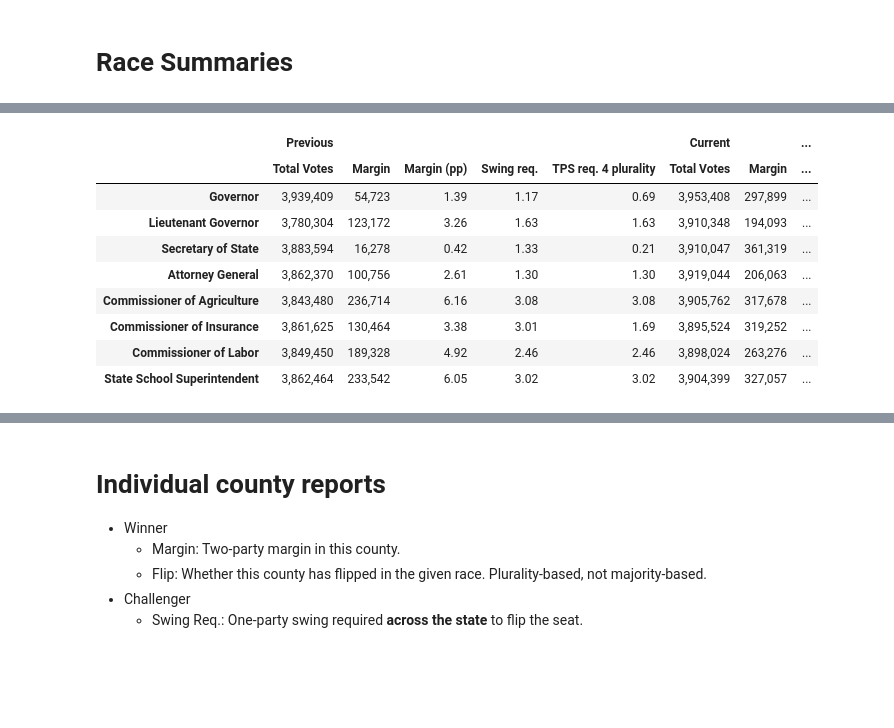
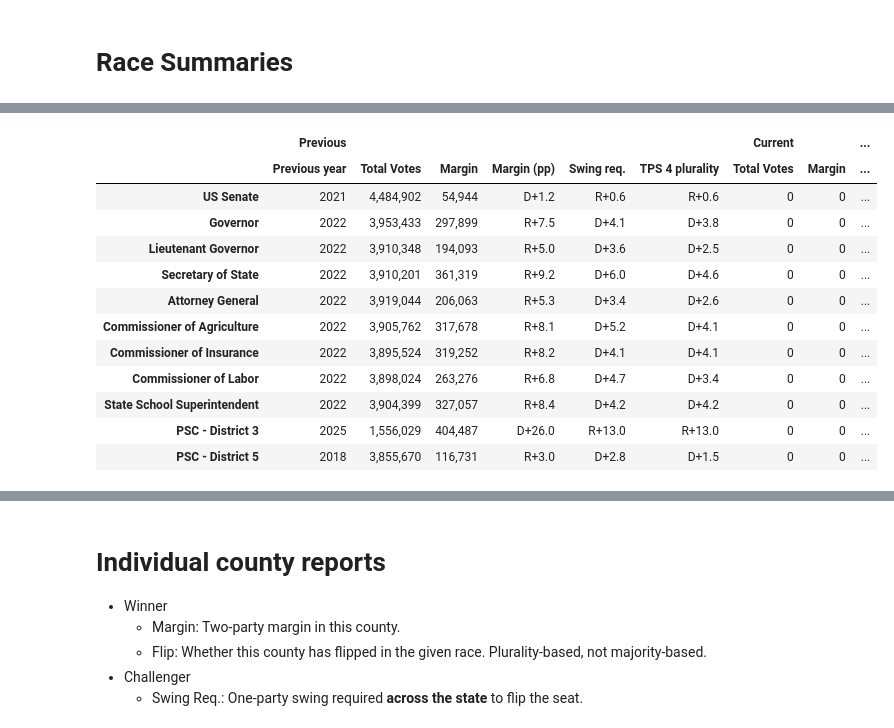
Before and after one commit to davidboers/2026electionmodels, a Jupyter notebook: statewides.ipynb, the cells around one changed output, grey strips where cells are left out. Drawn from its saved outputs; the diff is of its cells as text; code cells hidden in the pictures; blank space fills up the shorter version.

```diff
--- a/statewides.ipynb
+++ b/statewides.ipynb
@@ -136,4 +11,15 @@ Name: Subregion, dtype: str
 # %%
+import pandas as pd
+
+
+def display_single_results(df, writein=0):
+    res = df.sum()
+    res = pd.DataFrame(res, columns=['Votes'])
+    if writein > 0:
+        res.loc['Write-in', 'Votes'] = writein
+    return utils.sort_and_share(res)
+
+
 def fmt(df: pd.DataFrame):
     df = df.copy()
     if 'Votes' in df:
@@ -483,49 +157,76 @@ dtype: object
 # %%
+import colors
+
 meta_table = pd.DataFrame(columns=pd.MultiIndex.from_product([['Previous', 'Current'], []]))
 
 for race, prev_table, curr_table in zip(prev_summary_tables.keys(), prev_summary_tables, curr_summary_tables):
+    m = race_data[race]
+    previous_year = m.loc[current_year, 'Previous Election']
+
+    previous_dem = m.loc[current_year, 'Previous Dem']
+    previous_rep = m.loc[current_year, 'Previous Rep']
+
+    current_dem = m.loc[current_year, 'Current Dem']
+    current_rep = m.loc[current_year, 'Current Rep']
+
     [winning_cand, runner_up] = prev_table.index.tolist()[:2]
     margin = prev_table.loc[winning_cand, 'Votes'] - prev_table.loc[runner_up, 'Votes']
-    margin_p = prev_table.loc[winning_cand, 'Share'] - prev_table.loc[runner_up, 'Share']
+    margin_p = prev_table.loc[previous_rep, 'Share'] - prev_table.loc[previous_dem, 'Share']
+    challenger_party = colors.party_name(m.loc[current_year, 'Challenger'])
     prev_meta = {
+        'Previous year': previous_year,
         'Total Votes': prev_table['Votes'].sum(),
         'Margin': margin,
         'Margin (pp)': margin_p,
         # Swing required for challenger gain
-        'Swing req.': 50.0 - prev_table.loc[runner_up, 'Share'],
-        'TPS req. 4 plurality': margin_p / 2,
+        'Swing req.': (challenger_party, 50.0 - prev_table.loc[runner_up, 'Share']),
+        'TPS 4 plurality': -margin_p / 2,
     }
     for field, value in prev_meta.items():
-        meta_table.loc[race, ('Previous', field)] = value
+        column = ('Previous', field)
+        if column not in meta_table.columns:
+            meta_table[column] = pd.Series(index=meta_table.index, dtype=object)
+        meta_table.at[race, column] = value
 
     [winning_cand, runner_up] = curr_table.index.tolist()[:2]
+    total_votes = curr_table['Votes'].sum()
     margin = curr_table.loc[winning_cand, 'Votes'] - curr_table.loc[runner_up, 'Votes']
-    margin_p = curr_table.loc[winning_cand, 'Share'] - curr_table.loc[runner_up, 'Share']
-    tps = (curr_table.loc[winning_cand, 'Swing'] - curr_table.loc[runner_up, 'Swing']) / 2
-    quota = int(curr_table['Votes'].sum() / 2) + 1
+    margin_p = curr_table.loc[current_rep, 'Share'] - curr_table.loc[current_dem, 'Share']
+    tps = ((curr_table.loc[current_rep, 'Swing'] - curr_table.loc[current_dem, 'Swing']) / 2) if total_votes > 0 else 0
+    quota = int(total_votes / 2) + 1
     curr_meta = {
-        'Total Votes': curr_table['Votes'].sum(),
+        'Total Votes': total_votes,
         'Margin': margin,
         'Margin (pp)': margin_p,
+        'Swing': (challenger_party, curr_table.loc[m.loc[current_year, 'Challenger'], 'Swing'] if total_votes > 0 else 0),
         'TPS': tps,
-        'Votes over runoff threshold': curr_table.loc[winning_cand, 'Votes'] - quota
+        'Votes over runoff threshold': (curr_table.loc[winning_cand, 'Votes'] - quota) if total_votes > 0 else 0
     }
     for field, value in curr_meta.items():
-        meta_table.loc[race, ('Current', field)] = value
+        column = ('Current', field)
+        if column not in meta_table.columns:
+            meta_table[column] = pd.Series(index=meta_table.index, dtype=object)
+        meta_table.at[race, column] = value
 
 int_fields = [('Previous', 'Total Votes'), ('Current', 'Total Votes'), ('Previous', 'Margin'), ('Current', 'Margin'), ('Current', 'Votes over runoff threshold')]
+mgn_fields = [('Previous', 'Margin (pp)'), ('Previous', 'Swing req.'), ('Previous', 'TPS 4 plurality'), ('Current', 'Margin (pp)'), ('Current', 'Swing'), ('Current', 'TPS')]
 
 (meta_table.style
     .format(precision=2, thousands=',', subset=meta_table.select_dtypes(include='floating').columns)
-    .format(precision=0, thousands=',', subset=int_fields))
+    .format(precision=0, thousands=',', subset=int_fields)
+    .format(utils.point_formatter, subset=mgn_fields)
+    .map(utils.points_format_font, subset=mgn_fields))
 # %% [output]
-|  | Previous |  |  |  |  | Current |  | ... |
-|  | Total Votes | Margin | Margin (pp) | Swing req. | TPS req. 4 plurality | Total Votes | Margin | ... |
-| Governor | 3,939,409 | 54,723 | 1.39 | 1.17 | 0.69 | 3,953,408 | 297,899 | ... |
-| Lieutenant Governor | 3,780,304 | 123,172 | 3.26 | 1.63 | 1.63 | 3,910,348 | 194,093 | ... |
-| Secretary of State | 3,883,594 | 16,278 | 0.42 | 1.33 | 0.21 | 3,910,047 | 361,319 | ... |
-| Attorney General | 3,862,370 | 100,756 | 2.61 | 1.30 | 1.30 | 3,919,044 | 206,063 | ... |
-| Commissioner of Agriculture | 3,843,480 | 236,714 | 6.16 | 3.08 | 3.08 | 3,905,762 | 317,678 | ... |
-| Commissioner of Insurance | 3,861,625 | 130,464 | 3.38 | 3.01 | 1.69 | 3,895,524 | 319,252 | ... |
-| Commissioner of Labor | 3,849,450 | 189,328 | 4.92 | 2.46 | 2.46 | 3,898,024 | 263,276 | ... |
-| State School Superintendent | 3,862,464 | 233,542 | 6.05 | 3.02 | 3.02 | 3,904,399 | 327,057 | ... |
+|  | Previous |  |  |  |  |  | Current |  | ... |
+|  | Previous year | Total Votes | Margin | Margin (pp) | Swing req. | TPS 4 plurality | Total Votes | Margin | ... |
+| US Senate | 2021 | 4,484,902 | 54,944 | D+1.2 | R+0.6 | R+0.6 | 0 | 0 | ... |
+| Governor | 2022 | 3,953,433 | 297,899 | R+7.5 | D+4.1 | D+3.8 | 0 | 0 | ... |
+| Lieutenant Governor | 2022 | 3,910,348 | 194,093 | R+5.0 | D+3.6 | D+2.5 | 0 | 0 | ... |
+| Secretary of State | 2022 | 3,910,201 | 361,319 | R+9.2 | D+6.0 | D+4.6 | 0 | 0 | ... |
+| Attorney General | 2022 | 3,919,044 | 206,063 | R+5.3 | D+3.4 | D+2.6 | 0 | 0 | ... |
+| Commissioner of Agriculture | 2022 | 3,905,762 | 317,678 | R+8.1 | D+5.2 | D+4.1 | 0 | 0 | ... |
+| Commissioner of Insurance | 2022 | 3,895,524 | 319,252 | R+8.2 | D+4.1 | D+4.1 | 0 | 0 | ... |
+| Commissioner of Labor | 2022 | 3,898,024 | 263,276 | R+6.8 | D+4.7 | D+3.4 | 0 | 0 | ... |
+| State School Superintendent | 2022 | 3,904,399 | 327,057 | R+8.4 | D+4.2 | D+4.2 | 0 | 0 | ... |
+| PSC - District 3 | 2025 | 1,556,029 | 404,487 | D+26.0 | R+13.0 | R+13.0 | 0 | 0 | ... |
+| PSC - District 5 | 2018 | 3,855,670 | 116,731 | R+3.0 | D+2.8 | D+1.5 | 0 | 0 | ... |
```
Also changed, not shown: parts of 25 cells of this notebook, 45 other files.
